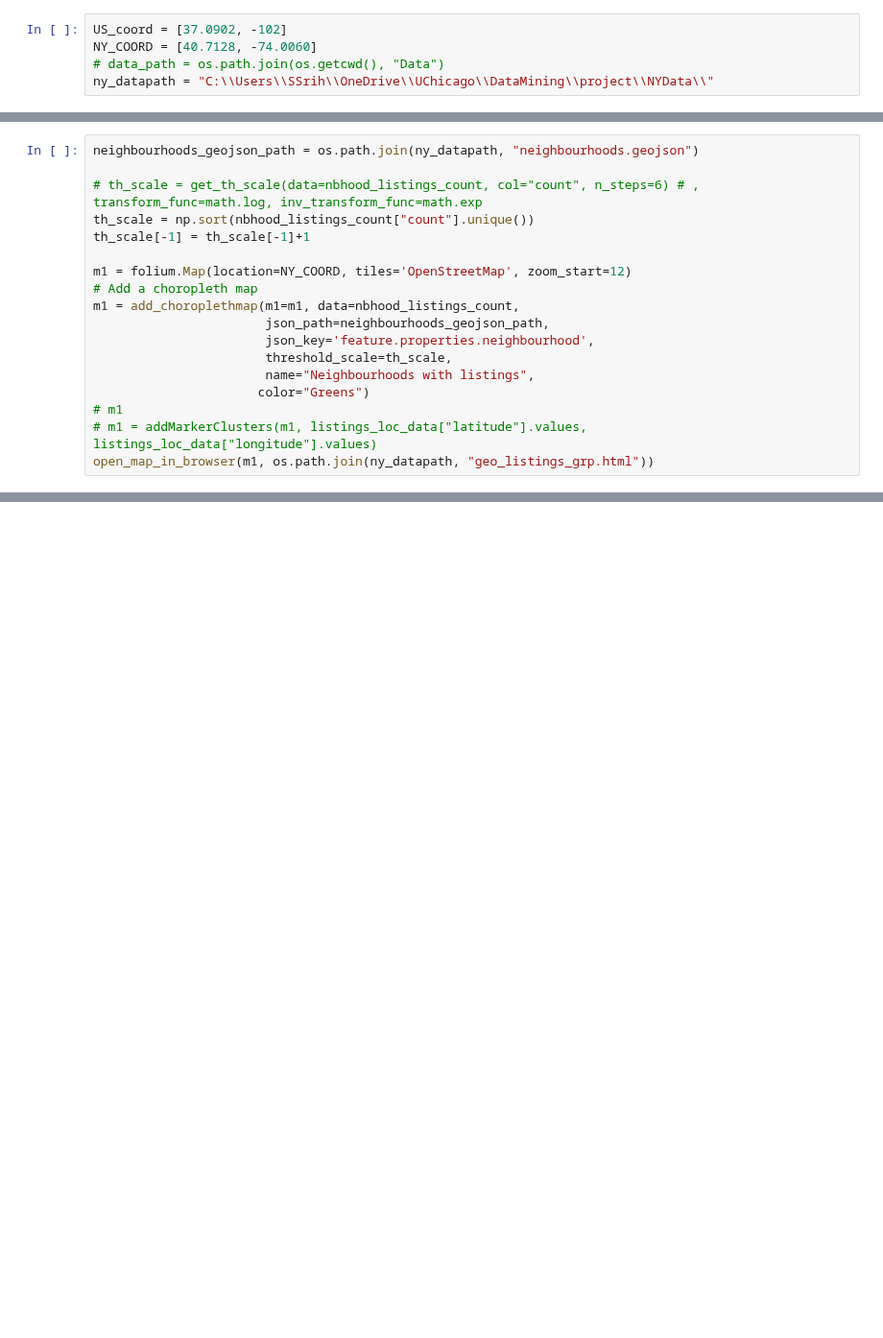
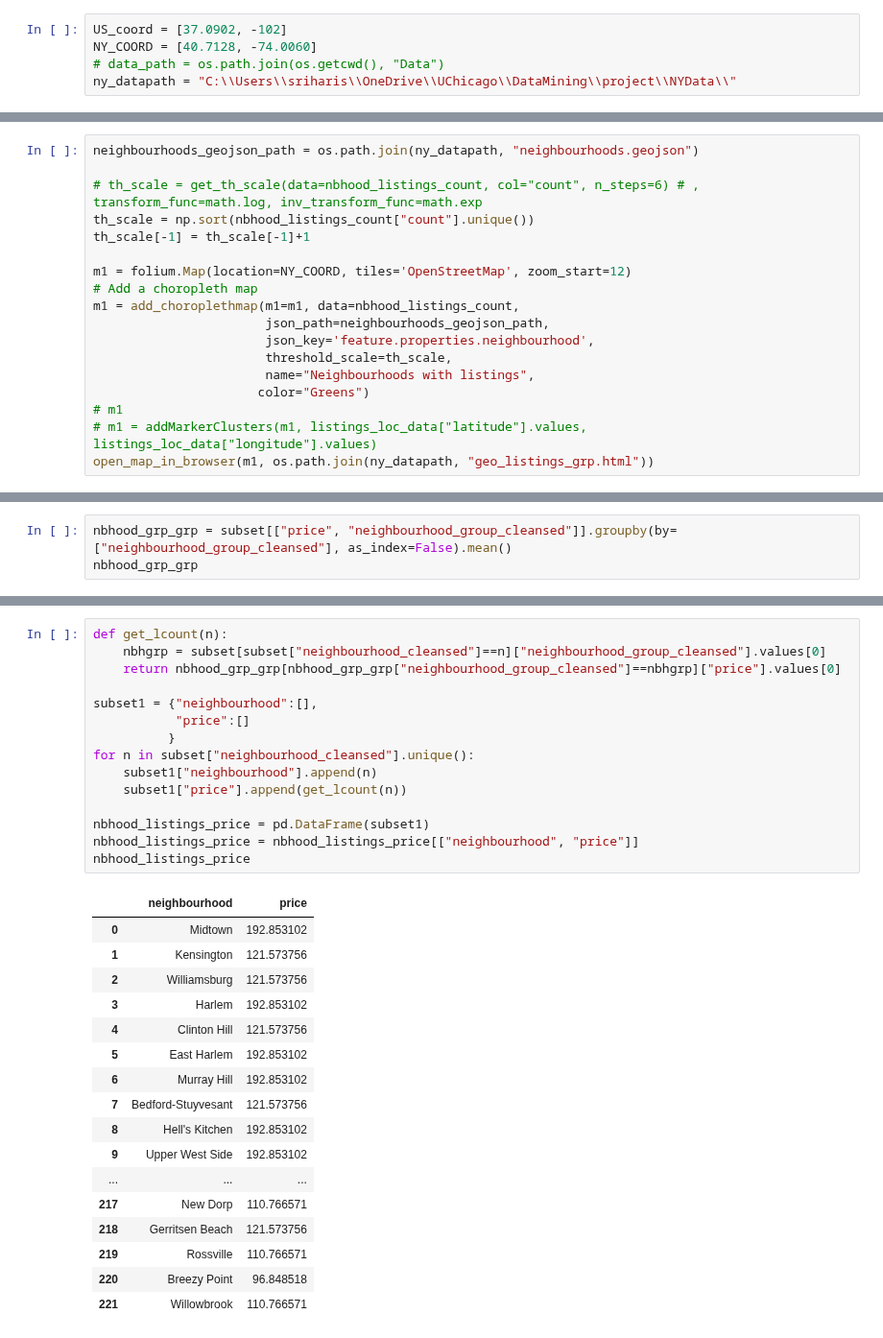
Before and after one commit to principal-miners/listings, a Jupyter notebook: ssh/EDA Geo viz..ipynb, the cells around one changed output, grey strips where cells are left out. Shown at 96% size. Saved outputs shown, nothing was run; the diff lists cells and outputs as text; blank space fills up the shorter version.

```diff
--- a/ssh/EDA Geo viz..ipynb
+++ b/ssh/EDA Geo viz..ipynb
@@ -27,7 +27,7 @@ from Utils.DataUtils import *
 US_coord = [37.0902, -102]
 NY_COORD = [40.7128, -74.0060]
 # data_path = os.path.join(os.getcwd(), "Data")
-ny_datapath = "C:\\Users\\SSrih\\OneDrive\\UChicago\\DataMining\\project\\NYData\\"
+ny_datapath = "C:\\Users\\sriharis\\OneDrive\\UChicago\\DataMining\\project\\NYData\\"
 # %%
 listings = pd.read_csv(os.path.join(ny_datapath, "listings.csv"))
 # %%
@@ -193,0 +196,3 @@ open_map_in_browser(m1, os.path.join(ny_datapath, "geo_listings_grp.html"))
+# %%
+nbhood_grp_grp = subset[["price", "neighbourhood_group_cleansed"]].groupby(by=["neighbourhood_group_cleansed"], as_index=False).mean()
+nbhood_grp_grp
@@ -193,0 +206,33 @@ open_map_in_browser(m1, os.path.join(ny_datapath, "geo_listings_grp.html"))
+# %%
+def get_lcount(n):
+    nbhgrp = subset[subset["neighbourhood_cleansed"]==n]["neighbourhood_group_cleansed"].values[0]
+    return nbhood_grp_grp[nbhood_grp_grp["neighbourhood_group_cleansed"]==nbhgrp]["price"].values[0]
+
+subset1 = {"neighbourhood":[],
+           "price":[]
+          }
+for n in subset["neighbourhood_cleansed"].unique():
+    subset1["neighbourhood"].append(n)
+    subset1["price"].append(get_lcount(n))
+
+nbhood_listings_price = pd.DataFrame(subset1)
+nbhood_listings_price = nbhood_listings_price[["neighbourhood", "price"]]
+nbhood_listings_price
+# %% [output]
+|  | neighbourhood | price |
+| 0 | Midtown | 192.853102 |
+| 1 | Kensington | 121.573756 |
+| 2 | Williamsburg | 121.573756 |
+| 3 | Harlem | 192.853102 |
+| 4 | Clinton Hill | 121.573756 |
+| 5 | East Harlem | 192.853102 |
+| 6 | Murray Hill | 192.853102 |
+| 7 | Bedford-Stuyvesant | 121.573756 |
+| 8 | Hell's Kitchen | 192.853102 |
+| 9 | Upper West Side | 192.853102 |
+| ... | ... | ... |
+| 217 | New Dorp | 110.766571 |
+| 218 | Gerritsen Beach | 121.573756 |
+| 219 | Rossville | 110.766571 |
+| 220 | Breezy Point | 96.848518 |
+| 221 | Willowbrook | 110.766571 |
```
Also changed, not shown: parts of 3 cells of this notebook.
